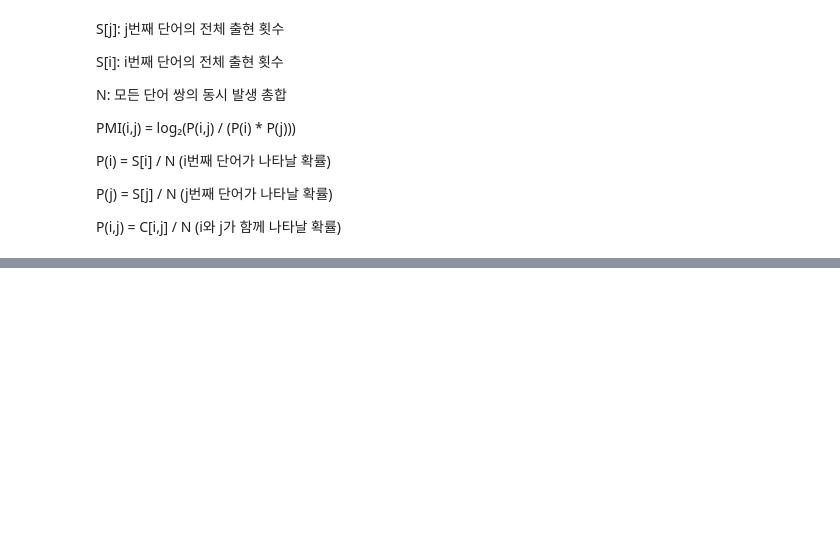
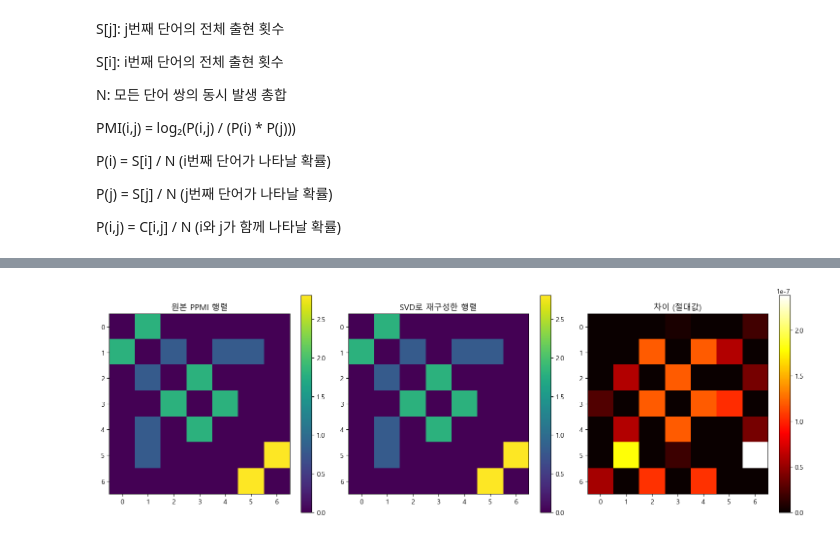
Before and after one commit to steve15963/colab, a Jupyter notebook: 밑바닥부터 시작하는 딥러닝2/ai2-2.ipynb, the cells around one changed output, grey strips where cells are left out. Saved outputs shown, nothing was run; the diff lists cells and outputs as text; code cells hidden in the pictures; blank space fills up the shorter version.

```diff
--- a/밑바닥부터 시작하는 딥러닝2/ai2-2.ipynb
+++ b/밑바닥부터 시작하는 딥러닝2/ai2-2.ipynb
@@ -305,0 +432,88 @@ PPMI
+# %%
+import matplotlib.pyplot as plt
+# 예시 텍스트
+text = 'You say goodbye and I say hello.'
+corpus, word_to_id, id_to_word = preprocess(text)
+vocab_size = len(word_to_id)
+
+# 동시발생 행렬 생성
+C = create_co_matrix(corpus, vocab_size)
+print("동시발생 행렬")
+print(C)
+print('-'*50)
+
+# PPMI 행렬 계산
+W = ppmi(C)
+print('원본 PPMI 행렬')
+print(W)
+print('-'*50)
+
+# SVD 적용 (차원 축소 없이)
+print('SVD 분해 및 재구성')
+U, S, V = np.linalg.svd(W)
+
+# SVD로 원본 행렬 재구성 (차원 축소 없음)
+# 방법 1: 대각 행렬 사용
+S_diag = np.diag(S)
+print('-'*50)
+print(f"S_diag : \n {S_diag}")
+reconstructed1 = U @ S_diag @ V
+#reconstructed1 = np.matmul(np.matmul(U, S_diag), V)
+
+# 방법 2: 브로드캐스팅 사용
+reconstructed2 = U @ (S[:, np.newaxis] * V)
+# reconstructed2 = np.matmul(
+#     U,
+#     np.multiply(
+#         S[:, np.newaxis],
+#         V
+#     )
+# )
+
+
+print('-'*50)
+print('SVD로 재구성한 PPMI 행렬 (방법 1)')
+print(np.round(reconstructed1, 3))
+
+# 원본과 재구성된 행렬 비교
+print('-'*50)
+print('원본 PPMI와 재구성된 행렬의 차이 (절대값)')
+diff = np.abs(W - reconstructed1)
+print(np.round(diff, 6))
+
+# 전체 차이의 합계
+total_diff = np.sum(diff)
+print(f'전체 차이의 합: {total_diff:.10f}')
+
+# 시각화를 위한 히트맵 비교
+plt.figure(figsize=(15, 5))
+plt.rc('font', family='Malgun Gothic')
+plt.rc('axes', unicode_minus=False)
+
+plt.subplot(1, 3, 1)
+plt.title('원본 PPMI 행렬')
+plt.imshow(W, cmap='viridis')
+plt.colorbar()
+
+plt.subplot(1, 3, 2)
+plt.title('SVD로 재구성한 행렬')
+plt.imshow(reconstructed1, cmap='viridis')
+plt.colorbar()
+
+plt.subplot(1, 3, 3)
+plt.title('차이 (절대값)')
+plt.imshow(diff, cmap='hot')
+plt.colorbar()
+
+plt.tight_layout()
+plt.show()
+
+# SVD의 특이값 시각화
+plt.figure(figsize=(8, 4))
+plt.bar(range(len(S)), S)
+plt.title('SVD 특이값 크기')
+plt.xlabel('특이값 인덱스')
+plt.ylabel('특이값 크기')
+plt.grid(True)
+plt.show()
+# %% [output]
@@ -305,0 +537 @@ PPMI
+[figure, added]
```
Also changed, not shown: parts of 3 cells of this notebook.
